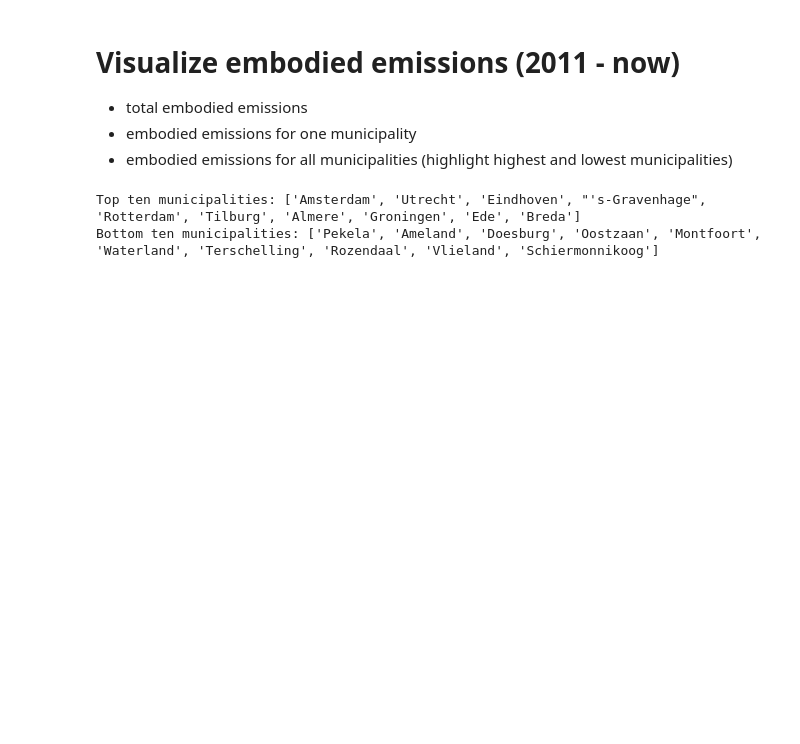
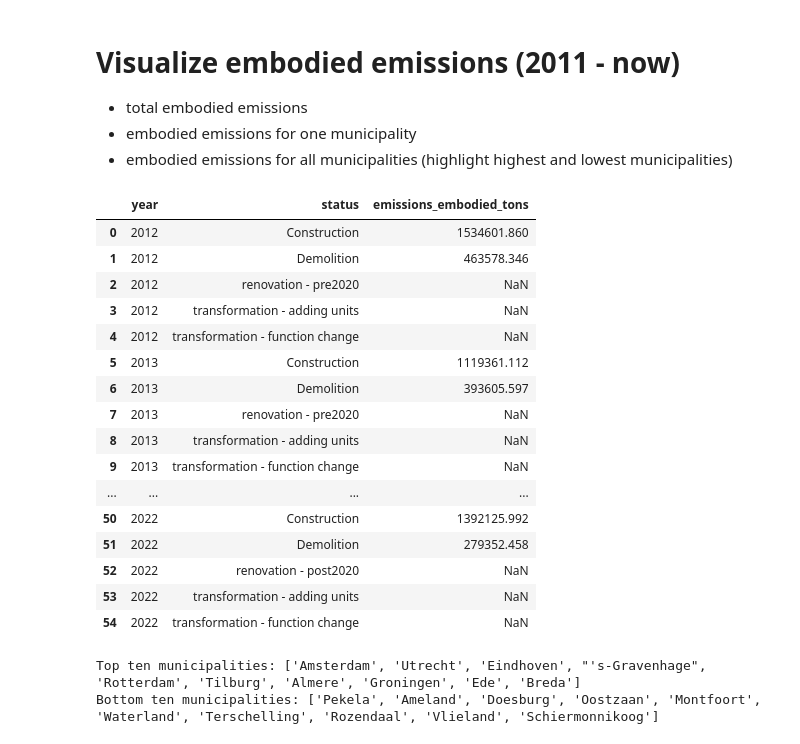
Before and after one commit to TanyaTsui/housingEmissions, a Jupyter notebook: notebooks/reporting_housingEmissions_nl.ipynb, the cells around one changed output. Drawn from its saved outputs; the diff is of its cells as text; code cells hidden in the pictures; blank space fills up the shorter version.

Commit message:
first chart - reporting_housingEmissions

```diff
--- a/notebooks/reporting_housingEmissions_nl.ipynb
+++ b/notebooks/reporting_housingEmissions_nl.ipynb
@@ -60,6 +128,26 @@ df['carbon_budget'] = carbon_budget - df['cumulative_emissions']
 fig = px.line(df, x='year', y=['cumulative_emissions', 'carbon_budget'], title='Cumulative embodied emissions for housing in NL')
 fig.update_yaxes(range=[0, None])
 fig.show()
+# %%
+df_byStatus
+# %% [output]
+|  | year | status | emissions_embodied_tons |
+| 0 | 2012 | Construction | 1534601.860 |
+| 1 | 2012 | Demolition | 463578.346 |
+| 2 | 2012 | renovation - pre2020 | NaN |
+| 3 | 2012 | transformation - adding units | NaN |
+| 4 | 2012 | transformation - function change | NaN |
+| 5 | 2013 | Construction | 1119361.112 |
+| 6 | 2013 | Demolition | 393605.597 |
+| 7 | 2013 | renovation - pre2020 | NaN |
+| 8 | 2013 | transformation - adding units | NaN |
+| 9 | 2013 | transformation - function change | NaN |
+| ... | ... | ... | ... |
+| 50 | 2022 | Construction | 1392125.992 |
+| 51 | 2022 | Demolition | 279352.458 |
+| 52 | 2022 | renovation - post2020 | NaN |
+| 53 | 2022 | transformation - adding units | NaN |
+| 54 | 2022 | transformation - function change | NaN |
 # %%
 # embodied emissions total
 query = '''
```
Also changed, not shown: parts of 11 cells of this notebook, 3 other files.
